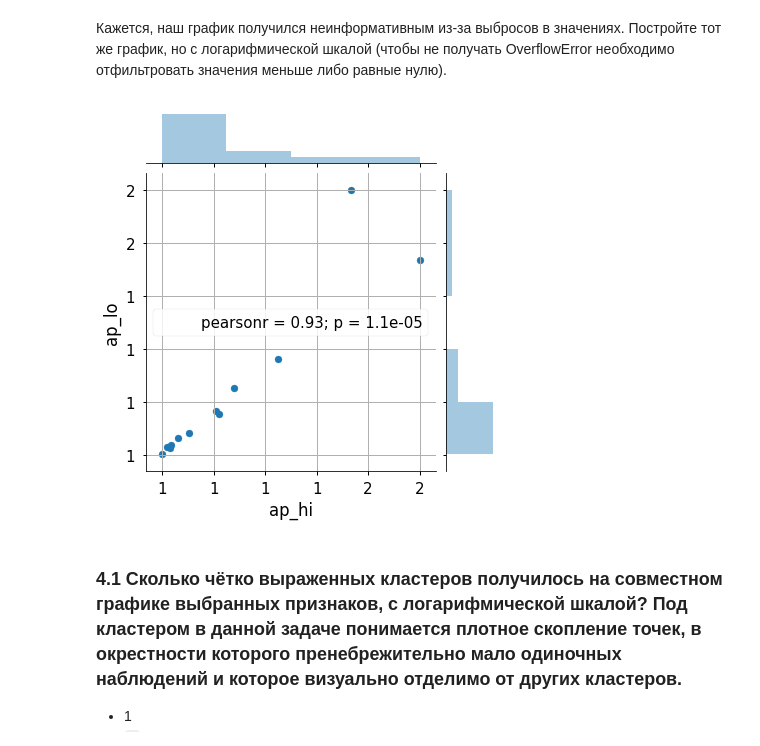
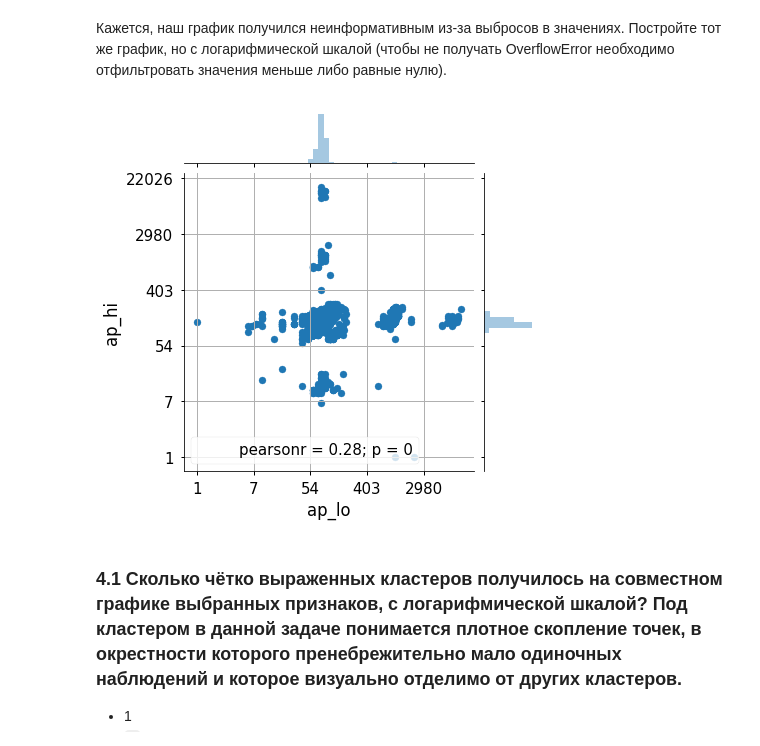
Before and after one commit to Branoli/home_works, a Jupyter notebook: hw2/hw2_session3_visual_data_analysis.ipynb, the cells around one changed output. Saved outputs shown, nothing was run; the diff lists cells and outputs as text; code cells hidden in the pictures.

```diff
--- a/hw2/hw2_session3_visual_data_analysis.ipynb
+++ b/hw2/hw2_session3_visual_data_analysis.ipynb
@@ -305,17 +305,18 @@ train.corr(method='spearman')
 Кажется, наш график получился неинформативным из-за выбросов в значениях. Постройте тот же график, но с логарифмической шкалой (чтобы не получать OverflowError необходимо отфильтровать значения меньше либо равные нулю).
 # %%
 # Ваш код здесь
-g = sns.jointplot(x="ap_hi", y="ap_lo", data=train.corr(method='spearman'))
+g = sns.jointplot('ap_lo', 'ap_hi',
+                  data=np.log(train.query('ap_lo > 0 and ap_hi > 0')))
 # -------------------- #
 
 """Сетка"""
 g.ax_joint.grid(True)
 
 """Преобразуем логарифмические значения на шкалах в реальные"""
 g.ax_joint.yaxis.set_major_formatter(matplotlib.ticker.FuncFormatter(lambda x, pos: str(round(int(np.exp(x))))))
 g.ax_joint.xaxis.set_major_formatter(matplotlib.ticker.FuncFormatter(lambda x, pos: str(round(int(np.exp(x))))))
 # %% [output]
-[figure, old version]
+[figure, new version]
 # %% [markdown]
 ### 4.1 Сколько чётко выраженных кластеров получилось на  совместном графике выбранных признаков, с логарифмической шкалой? Под кластером в данной задаче понимается плотное скопление точек, в окрестности которого пренебрежительно мало одиночных наблюдений и которое визуально отделимо от других кластеров.
 
```
